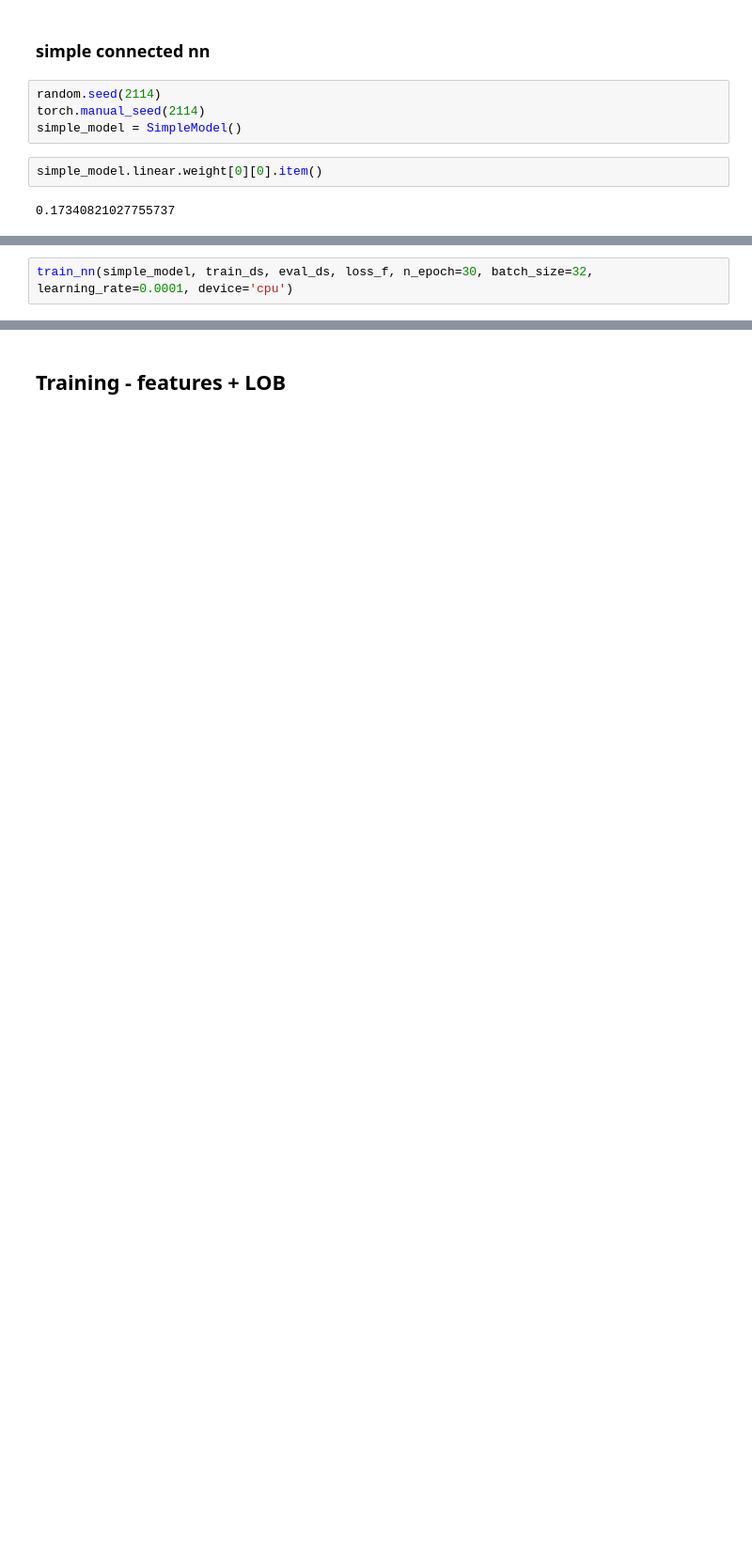
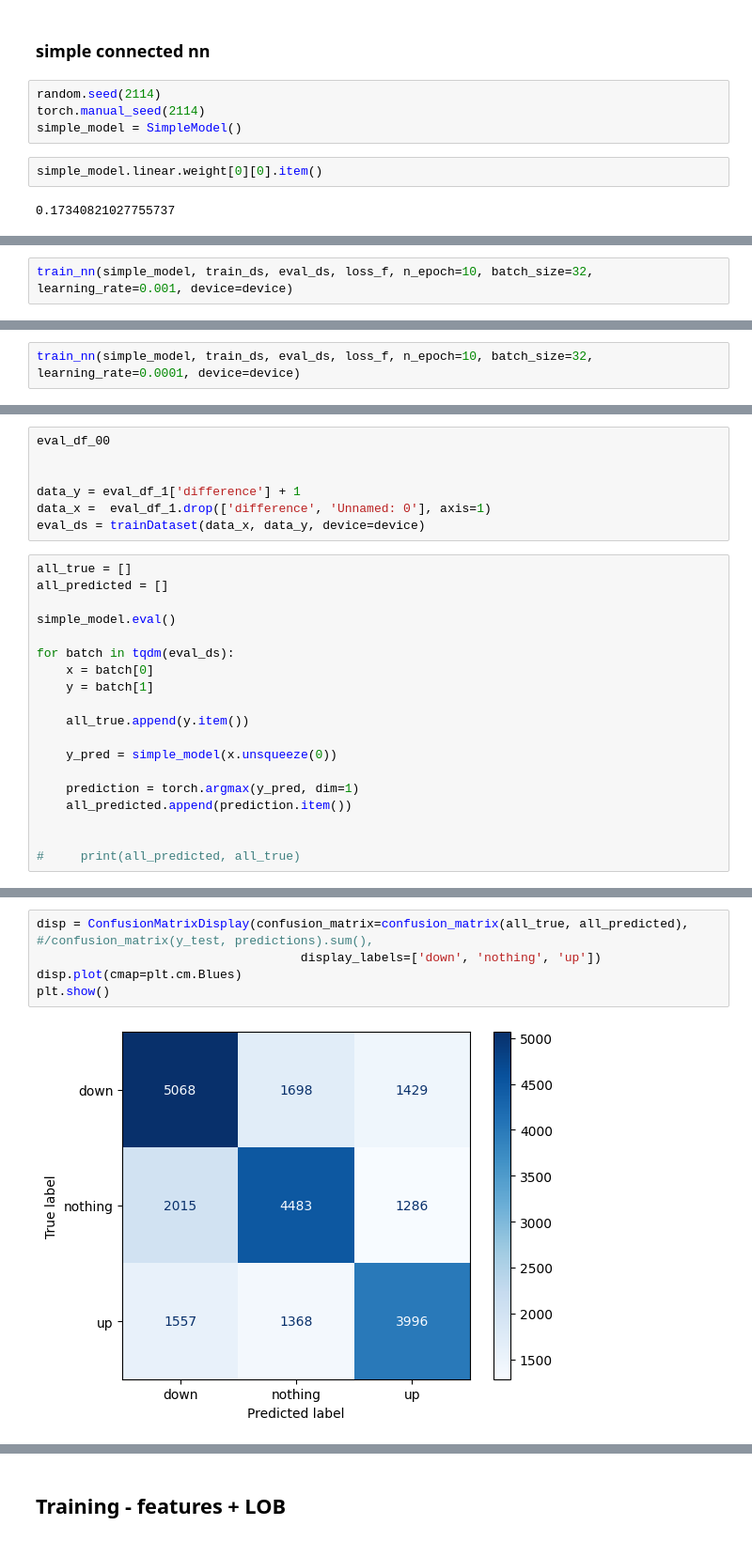
Before and after one commit to naketu/RL_for_MM, a Jupyter notebook: 2D-ABM-master/NN_test.ipynb, the cells around one changed output, grey strips where cells are left out. Shown at 94% size. Drawn from its saved outputs; the diff is of its cells as text; blank space fills up the shorter version.

```diff
--- a/2D-ABM-master/NN_test.ipynb
+++ b/2D-ABM-master/NN_test.ipynb
@@ -387,3 +704,3 @@ device='cpu'
 # %%
-train_nn(simple_model, train_ds, eval_ds, loss_f, n_epoch=30, batch_size=32, learning_rate=0.0001, device='cpu')
+train_nn(simple_model, train_ds, eval_ds, loss_f, n_epoch=10, batch_size=32, learning_rate=0.001, device=device)
 # %% [output]
@@ -402,0 +727,2 @@ epoch 11 train loss - 1.0942599773406982, eval loss - 1.0930793285369873, accura
+# %%
+train_nn(simple_model, train_ds, eval_ds, loss_f, n_epoch=10, batch_size=32, learning_rate=0.0001, device=device)
@@ -402,0 +750,26 @@ epoch 11 train loss - 1.0942599773406982, eval loss - 1.0930793285369873, accura
+# %%
+eval_df_00
+
+
+data_y = eval_df_1['difference'] + 1
+data_x =  eval_df_1.drop(['difference', 'Unnamed: 0'], axis=1)
+eval_ds = trainDataset(data_x, data_y, device=device)
+# %%
+all_true = []
+all_predicted = []
+
+simple_model.eval()
+
+for batch in tqdm(eval_ds):
+    x = batch[0]
+    y = batch[1]
+
+    all_true.append(y.item())
+
+    y_pred = simple_model(x.unsqueeze(0))
+
+    prediction = torch.argmax(y_pred, dim=1)
+    all_predicted.append(prediction.item())
+
+
+#     print(all_predicted, all_true)
@@ -402,0 +778,7 @@ epoch 11 train loss - 1.0942599773406982, eval loss - 1.0930793285369873, accura
+# %%
+disp = ConfusionMatrixDisplay(confusion_matrix=confusion_matrix(all_true, all_predicted), #/confusion_matrix(y_test, predictions).sum(),
+                                    display_labels=['down', 'nothing', 'up'])
+disp.plot(cmap=plt.cm.Blues)
+plt.show()
+# %% [output]
+[figure, added]
```
Also changed, not shown: parts of 92 cells of this notebook.
